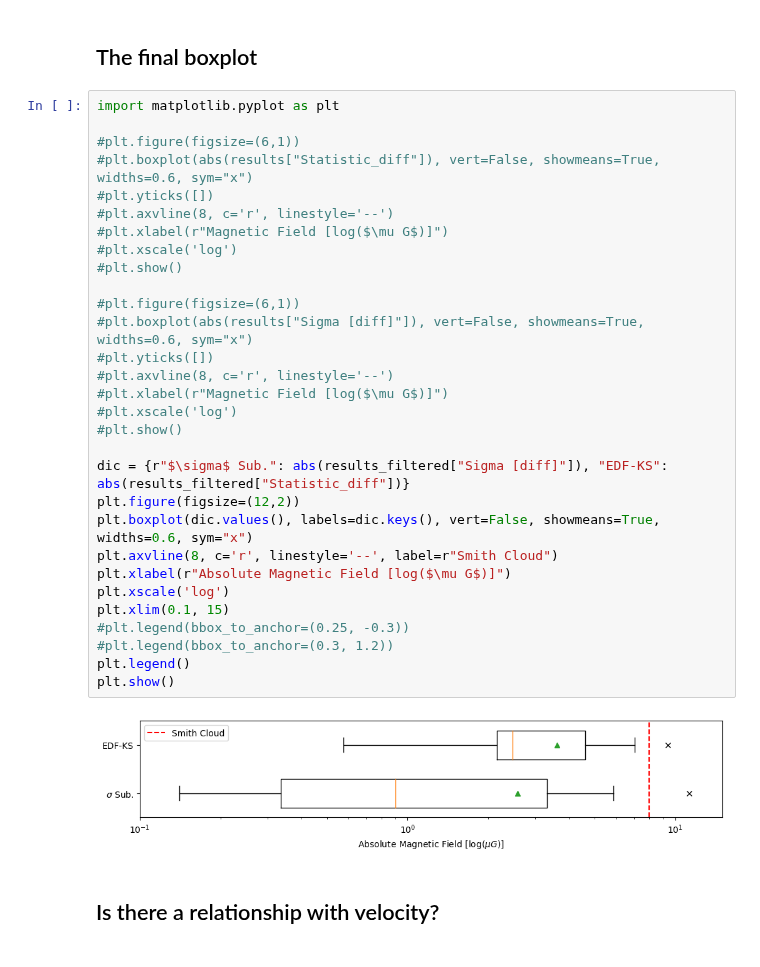
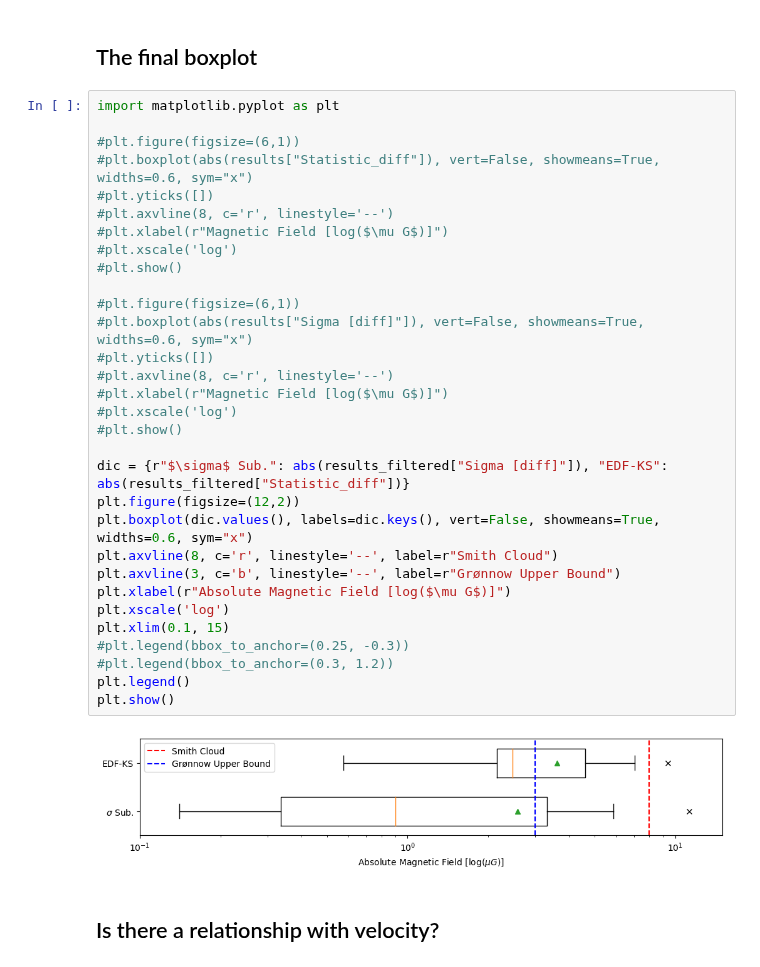
Before and after one commit to Olivex727/hvc-magnetic-honours-programs, a Jupyter notebook: synthesis/variance_subtraction.ipynb, the cells around one changed output. Drawn from its saved outputs; the diff is of its cells as text.

Commit message:
Added more figures

```diff
--- a/synthesis/variance_subtraction.ipynb
+++ b/synthesis/variance_subtraction.ipynb
@@ -263,34 +263,35 @@ Table length=15
 import matplotlib.pyplot as plt
 
 #plt.figure(figsize=(6,1))
 #plt.boxplot(abs(results["Statistic_diff"]), vert=False, showmeans=True, widths=0.6, sym="x")
 #plt.yticks([])
 #plt.axvline(8, c='r', linestyle='--')
 #plt.xlabel(r"Magnetic Field [log($\mu G$)]")
 #plt.xscale('log')
 #plt.show()
 
 #plt.figure(figsize=(6,1))
 #plt.boxplot(abs(results["Sigma [diff]"]), vert=False, showmeans=True, widths=0.6, sym="x")
 #plt.yticks([])
 #plt.axvline(8, c='r', linestyle='--')
 #plt.xlabel(r"Magnetic Field [log($\mu G$)]")
 #plt.xscale('log')
 #plt.show()
 
 dic = {r"$\sigma$ Sub.": abs(results_filtered["Sigma [diff]"]), "EDF-KS": abs(results_filtered["Statistic_diff"])}
 plt.figure(figsize=(12,2))
 plt.boxplot(dic.values(), labels=dic.keys(), vert=False, showmeans=True, widths=0.6, sym="x")
 plt.axvline(8, c='r', linestyle='--', label=r"Smith Cloud")
+plt.axvline(3, c='b', linestyle='--', label=r"Grønnow Upper Bound")
 plt.xlabel(r"Absolute Magnetic Field [log($\mu G$)]")
 plt.xscale('log')
 plt.xlim(0.1, 15)
 #plt.legend(bbox_to_anchor=(0.25, -0.3))
 #plt.legend(bbox_to_anchor=(0.3, 1.2))
 plt.legend()
 plt.show()
 # %% [output]
-[figure, old version]
+[figure, new version]
 # %% [markdown]
 ## Is there a relationship with velocity?
 # %%
```
